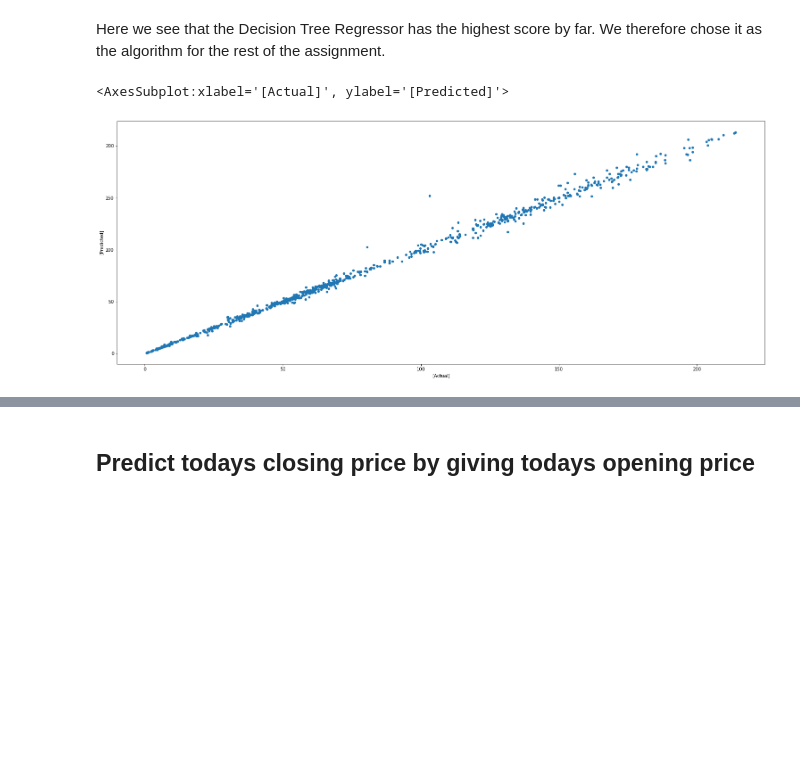
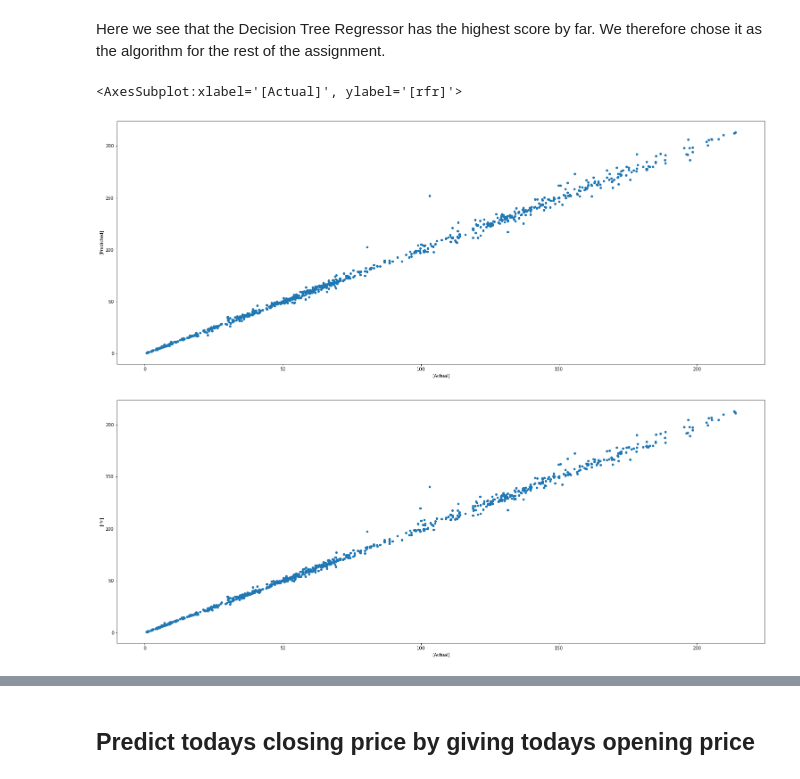
Before and after one commit to anafvana/DAVE3625_Oblig2, a Jupyter notebook: stocks_prediction_RandomForresti.ipynb, the cells around one changed output, grey strips where cells are left out. Drawn from its saved outputs; the diff is of its cells as text; code cells hidden in the pictures; blank space fills up the shorter version.

Commit message:
Added a scatterplot with labels

```diff
--- a/stocks_prediction_RandomForresti.ipynb
+++ b/stocks_prediction_RandomForresti.ipynb
@@ -116,8 +116,10 @@ Here we see that the Decision Tree Regressor has the highest score by far.
 We therefore chose it as the algorithm for the rest of the assignment.
 # %%
 #Mapping to plot
-df2 = pd.DataFrame({'Actual': y_test, 'Predicted': Dtree_pred})
+df2 = pd.DataFrame({'Actual': y_test, 'Predicted': Dtree_pred, 'rfr': Rforest_pred})
 df2.plot.scatter(['Actual'],['Predicted'],figsize=(26,10))
+df2.plot.scatter(['Actual'],['rfr'],figsize=(26,10))
 # %% [output]
-<AxesSubplot:xlabel='[Actual]', ylabel='[Predicted]'>
+<AxesSubplot:xlabel='[Actual]', ylabel='[rfr]'>
 [figure]
+[figure, added]
```
Also changed, not shown: parts of 3 cells of this notebook.
